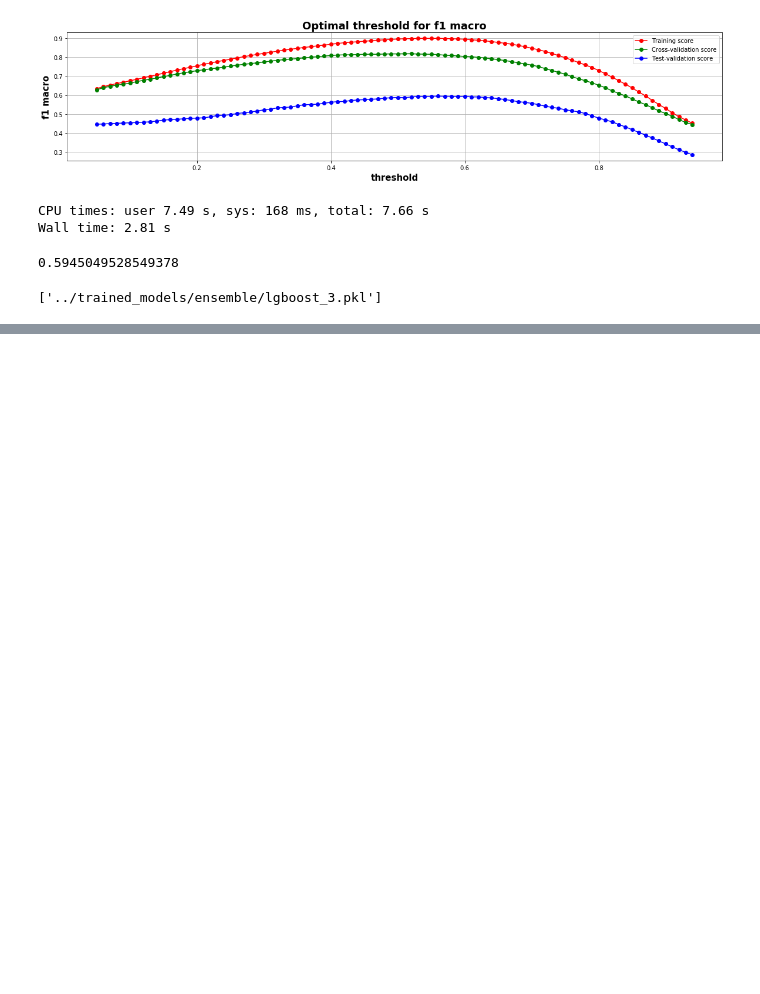
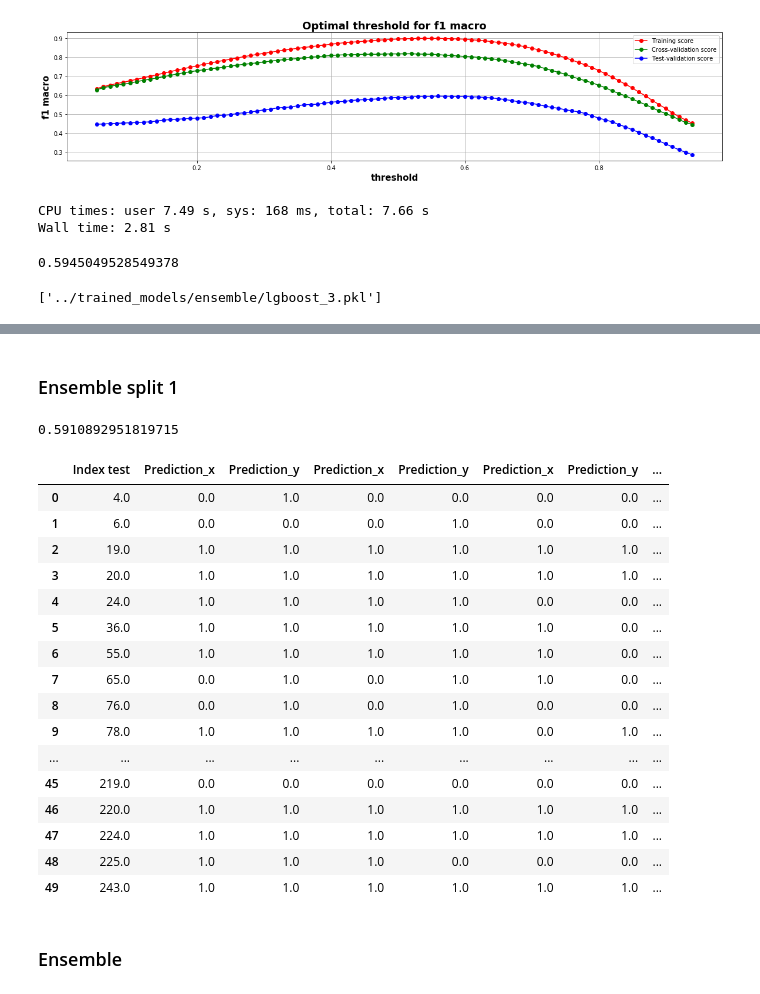
Before and after one commit to Durzot/DA_crowd_analytix, a Jupyter notebook: mortgage/notebook/Mortgage_2.ipynb, the cells around one changed output, grey strips where cells are left out. Saved outputs shown, nothing was run; the diff lists cells and outputs as text; code cells hidden in the pictures; blank space fills up the shorter version.

```diff
--- a/mortgage/notebook/Mortgage_2.ipynb
+++ b/mortgage/notebook/Mortgage_2.ipynb
@@ -1627,0 +1636,2 @@ array([ 2,  4,  6,  8, 10, 12, 14, 16, 18])
+# %% [markdown]
+### Ensemble split 1
@@ -1627,0 +1671,34 @@ array([ 2,  4,  6,  8, 10, 12, 14, 16, 18])
+# %%
+idx_train, idx_test = mortgage_data.splits[0]
+# %%
+del df["Result_Predicted"]
+df.loc[:, "Result_Predicted"] = np.where(df.iloc[:, 1:].sum(axis=1) >= 7, 1, 0)
+# %%
+df.loc[:, "Truth"] = y_train.iloc[idx_test].values
+# %%
+del df["Result_Predicted"]
+df.loc[:, "Result_Predicted"] = np.where(df.iloc[:, 1:].sum(axis=1) >= 14, 1, 0)
+# %%
+f1_score(df["Truth"].values, df["Result_Predicted"], average="macro")
+# %% [output]
+0.5910892951819715
+# %%
+df.head(50)
+# %% [output]
+|  | Index test | Prediction_x | Prediction_y | Prediction_x | Prediction_y | Prediction_x | Prediction_y | ... |
+| 0 | 4.0 | 0.0 | 1.0 | 0.0 | 0.0 | 0.0 | 0.0 | ... |
+| 1 | 6.0 | 0.0 | 0.0 | 0.0 | 1.0 | 0.0 | 0.0 | ... |
+| 2 | 19.0 | 1.0 | 1.0 | 1.0 | 1.0 | 1.0 | 1.0 | ... |
+| 3 | 20.0 | 1.0 | 1.0 | 1.0 | 1.0 | 1.0 | 1.0 | ... |
+| 4 | 24.0 | 1.0 | 1.0 | 1.0 | 1.0 | 0.0 | 0.0 | ... |
+| 5 | 36.0 | 1.0 | 1.0 | 1.0 | 1.0 | 1.0 | 0.0 | ... |
+| 6 | 55.0 | 1.0 | 1.0 | 1.0 | 1.0 | 1.0 | 0.0 | ... |
+| 7 | 65.0 | 0.0 | 1.0 | 0.0 | 1.0 | 1.0 | 0.0 | ... |
+| 8 | 76.0 | 0.0 | 1.0 | 0.0 | 1.0 | 0.0 | 0.0 | ... |
+| 9 | 78.0 | 1.0 | 1.0 | 1.0 | 1.0 | 0.0 | 1.0 | ... |
+| ... | ... | ... | ... | ... | ... | ... | ... | ... |
+| 45 | 219.0 | 0.0 | 0.0 | 0.0 | 0.0 | 0.0 | 0.0 | ... |
+| 46 | 220.0 | 1.0 | 1.0 | 1.0 | 1.0 | 1.0 | 1.0 | ... |
+| 47 | 224.0 | 1.0 | 1.0 | 1.0 | 1.0 | 1.0 | 1.0 | ... |
+| 48 | 225.0 | 1.0 | 1.0 | 1.0 | 0.0 | 0.0 | 0.0 | ... |
+| 49 | 243.0 | 1.0 | 1.0 | 1.0 | 1.0 | 1.0 | 1.0 | ... |
@@ -1627,0 +1709,2 @@ array([ 2,  4,  6,  8, 10, 12, 14, 16, 18])
+# %% [markdown]
+### Ensemble
```
Also changed, not shown: parts of 19 cells of this notebook, 6 other files.
